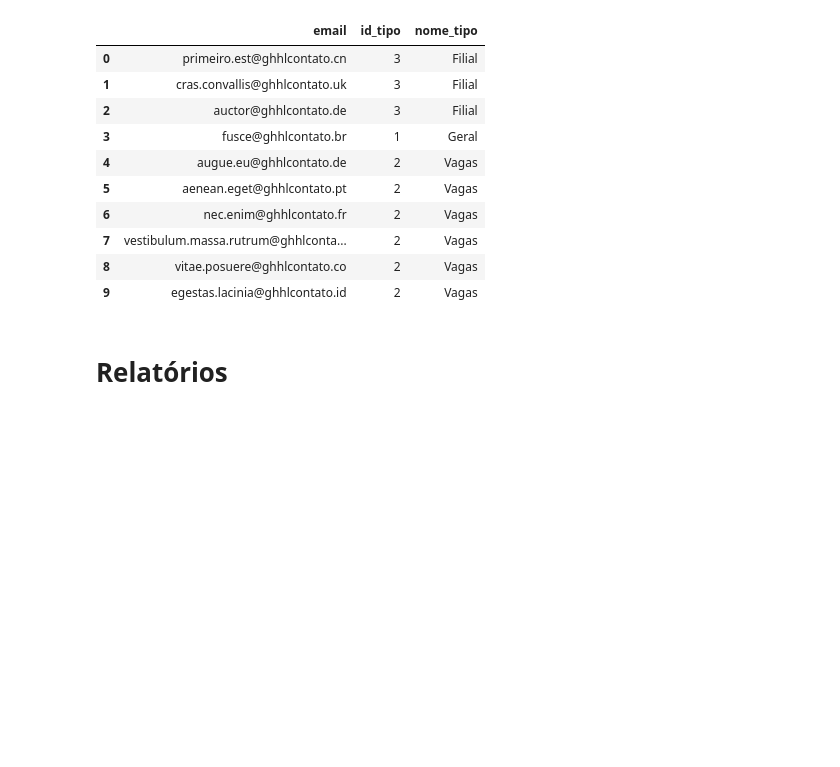
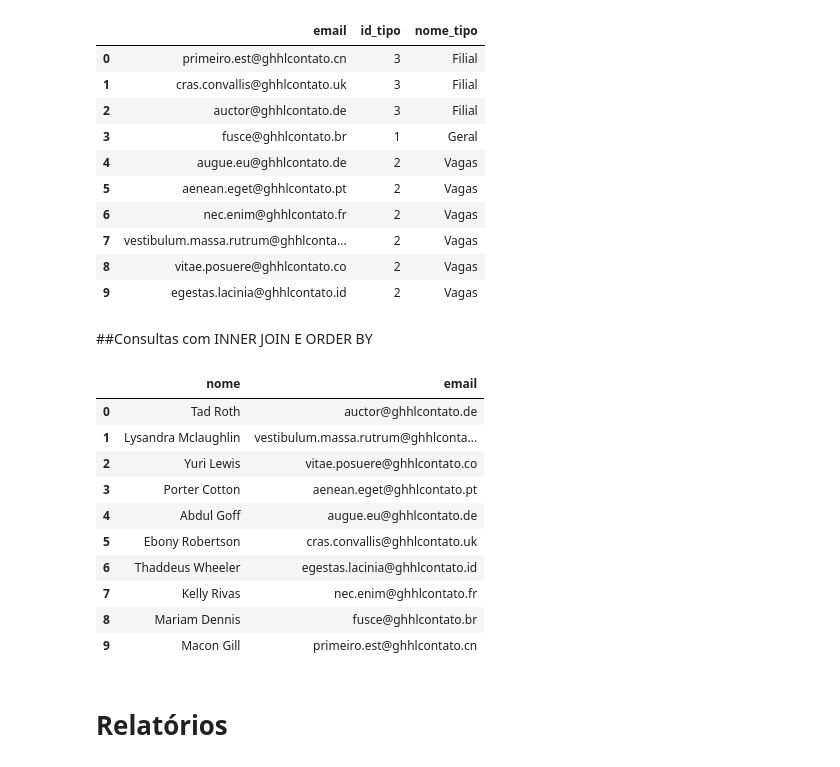
Before and after one commit to MateusLannes/Trabalho_BD1_2022, a Jupyter notebook: Files/ColabGHHL_Contrat.ipynb, the cells around one changed output. Drawn from its saved outputs; the diff is of its cells as text; code cells hidden in the pictures; blank space fills up the shorter version.

```diff
--- a/Files/ColabGHHL_Contrat.ipynb
+++ b/Files/ColabGHHL_Contrat.ipynb
@@ -974,6 +974,31 @@ res
 | 7 | vestibulum.massa.rutrum@ghhlconta... | 2 | Vagas |
 | 8 | vitae.posuere@ghhlcontato.co | 2 | Vagas |
 | 9 | egestas.lacinia@ghhlcontato.id | 2 | Vagas |
+# %% [markdown]
+##Consultas com INNER JOIN E ORDER BY
+# %%
+res = pd.read_sql_query("""SELECT
+    usuario.nome,
+    gestor.email
+FROM
+    usuario usuario
+INNER JOIN
+  gestor gestor
+ON usuario.id = gestor.fk_usuario_id""", conn)
+res
+# mostra os emails de contado dos getores
+# %% [output]
+|  | nome | email |
+| 0 | Tad Roth | auctor@ghhlcontato.de |
+| 1 | Lysandra Mclaughlin | vestibulum.massa.rutrum@ghhlconta... |
+| 2 | Yuri Lewis | vitae.posuere@ghhlcontato.co |
+| 3 | Porter Cotton | aenean.eget@ghhlcontato.pt |
+| 4 | Abdul Goff | augue.eu@ghhlcontato.de |
+| 5 | Ebony Robertson | cras.convallis@ghhlcontato.uk |
+| 6 | Thaddeus Wheeler | egestas.lacinia@ghhlcontato.id |
+| 7 | Kelly Rivas | nec.enim@ghhlcontato.fr |
+| 8 | Mariam Dennis | fusce@ghhlcontato.br |
+| 9 | Macon Gill | primeiro.est@ghhlcontato.cn |
 # %% [markdown]
 # Relatórios
 # %% [markdown]
```
